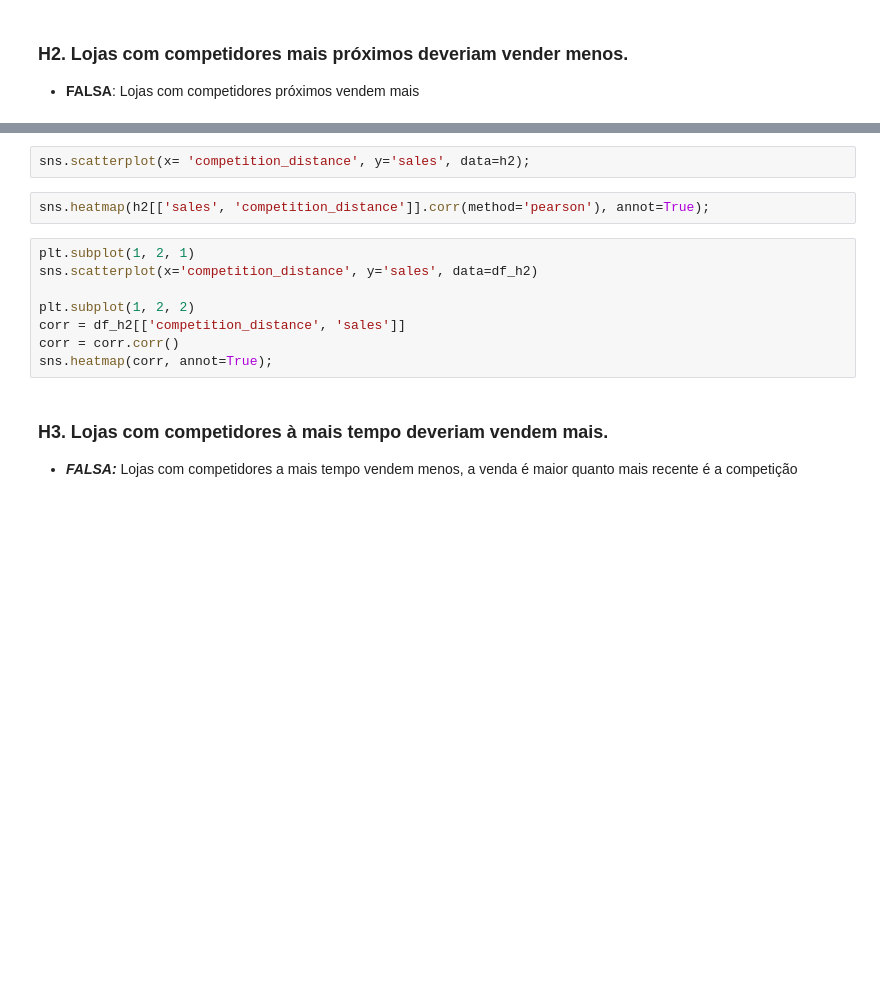
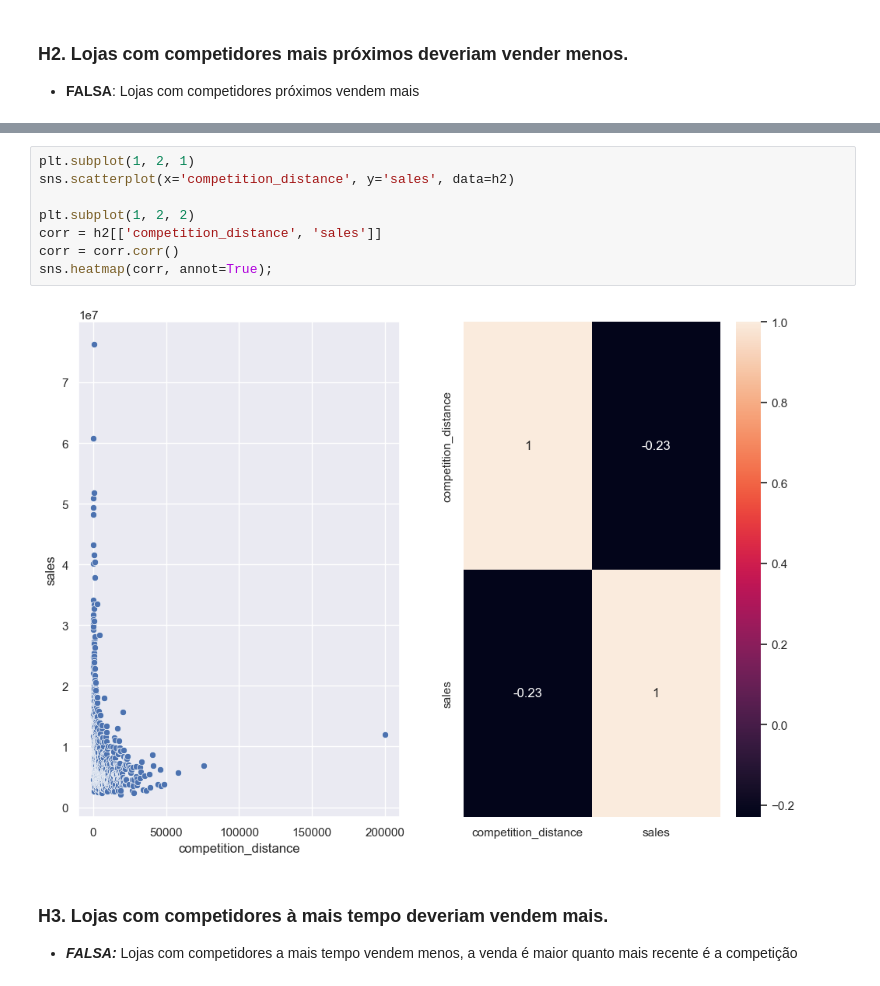
Before and after one commit to andersonrenatobonif/store_sales_predicition, a Jupyter notebook: v01_store_sales_prediction.ipynb, the cells around one changed output, grey strips where cells are left out. Drawn from its saved outputs; the diff is of its cells as text; blank space fills up the shorter version.

```diff
--- a/v01_store_sales_prediction.ipynb
+++ b/v01_store_sales_prediction.ipynb
@@ -353,15 +513,13 @@ plt.xticks(rotation=60);
-# %%
-sns.scatterplot(x= 'competition_distance', y='sales', data=h2);
-# %%
-sns.heatmap(h2[['sales', 'competition_distance']].corr(method='pearson'), annot=True);
 # %%
 plt.subplot(1, 2, 1)
-sns.scatterplot(x='competition_distance', y='sales', data=df_h2)
+sns.scatterplot(x='competition_distance', y='sales', data=h2)
 
 plt.subplot(1, 2, 2)
-corr = df_h2[['competition_distance', 'sales']]
+corr = h2[['competition_distance', 'sales']]
 corr = corr.corr()
 sns.heatmap(corr, annot=True);
+# %% [output]
+[figure, added]
 # %% [markdown]
 ### H3. Lojas com competidores à mais tempo deveriam vendem mais.
 
```
Also changed, not shown: parts of 41 cells of this notebook.
